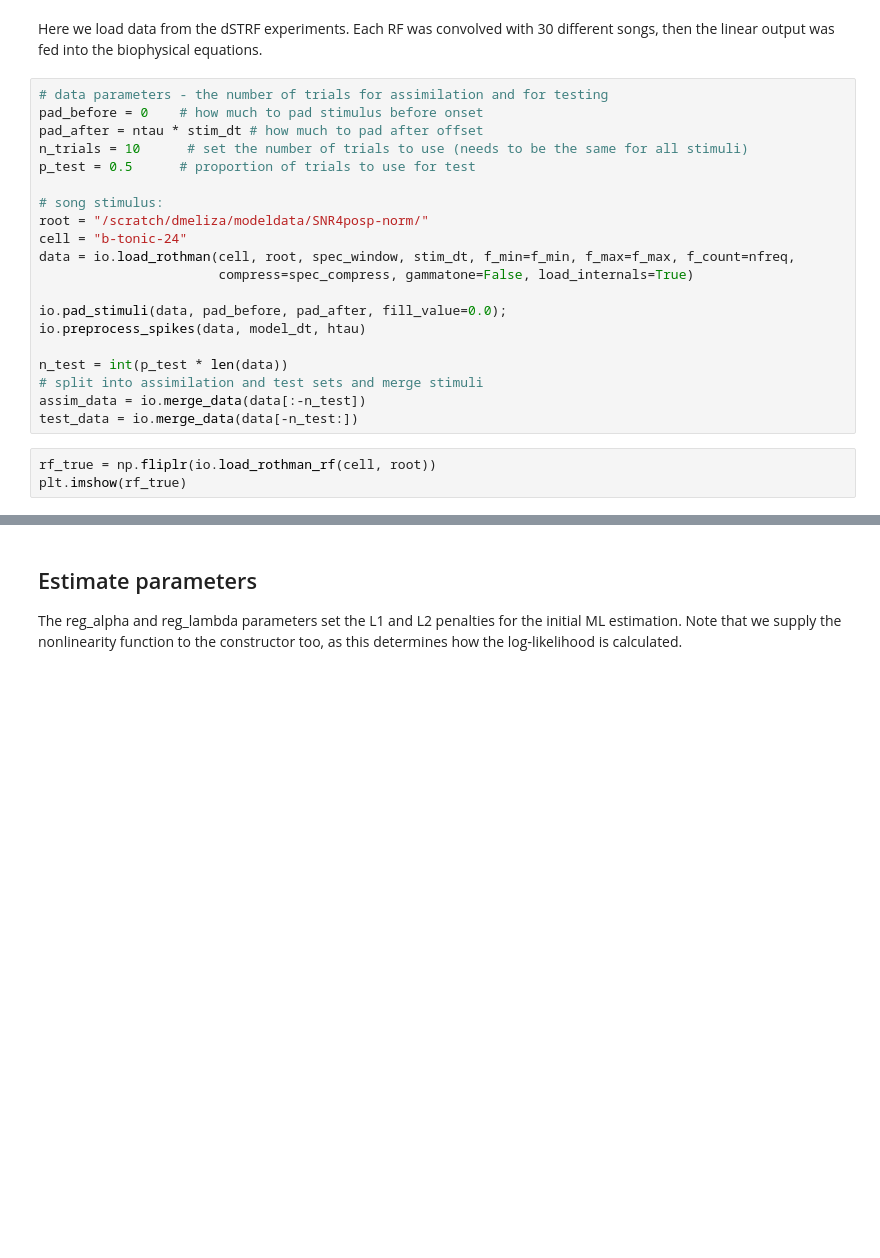
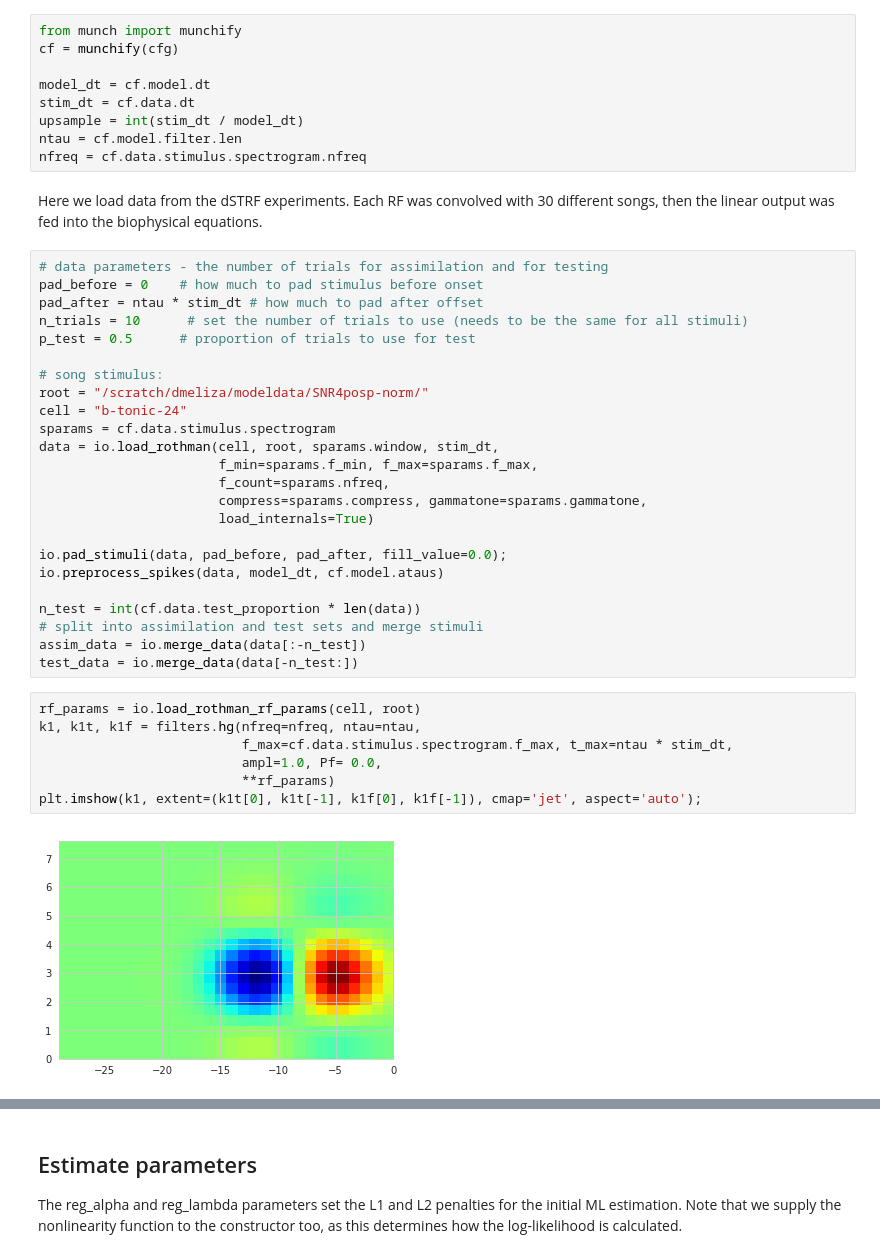
Before and after one commit to melizalab/dstrf, a Jupyter notebook: notebooks/glmat/glmat_2dbi_song_rothman.ipynb, the cells around one changed output, grey strips where cells are left out. Drawn from its saved outputs; the diff is of its cells as text; blank space fills up the shorter version.

Commit message:
work on rothman notebook

```diff
--- a/notebooks/glmat/glmat_2dbi_song_rothman.ipynb
+++ b/notebooks/glmat/glmat_2dbi_song_rothman.ipynb
@@ -51,3 +54,12 @@ nlin = "softplus"
+# %%
+from munch import munchify
+cf = munchify(cfg)
+
+model_dt = cf.model.dt
+stim_dt = cf.data.dt
+upsample = int(stim_dt / model_dt)
+ntau = cf.model.filter.len
+nfreq = cf.data.stimulus.spectrogram.nfreq
 # %% [markdown]
 Here we load data from the dSTRF experiments. Each RF was convolved with 30 different songs, then the linear output was fed into the biophysical equations.
 # %%
@@ -60,16 +72,26 @@ p_test = 0.5      # proportion of trials to use for test
 # song stimulus:
 root = "/scratch/dmeliza/modeldata/SNR4posp-norm/"
 cell = "b-tonic-24"
-data = io.load_rothman(cell, root, spec_window, stim_dt, f_min=f_min, f_max=f_max, f_count=nfreq,
-                       compress=spec_compress, gammatone=False, load_internals=True)
+sparams = cf.data.stimulus.spectrogram
+data = io.load_rothman(cell, root, sparams.window, stim_dt,
+                       f_min=sparams.f_min, f_max=sparams.f_max,
+                       f_count=sparams.nfreq,
+                       compress=sparams.compress, gammatone=sparams.gammatone,
+                       load_internals=True)
 
 io.pad_stimuli(data, pad_before, pad_after, fill_value=0.0);
-io.preprocess_spikes(data, model_dt, htau)
+io.preprocess_spikes(data, model_dt, cf.model.ataus)
 
-n_test = int(p_test * len(data))
+n_test = int(cf.data.test_proportion * len(data))
 # split into assimilation and test sets and merge stimuli
 assim_data = io.merge_data(data[:-n_test])
 test_data = io.merge_data(data[-n_test:])
-# %%
-rf_true = np.fliplr(io.load_rothman_rf(cell, root))
-plt.imshow(rf_true)
+# %%
+rf_params = io.load_rothman_rf_params(cell, root)
+k1, k1t, k1f = filters.hg(nfreq=nfreq, ntau=ntau,
+                          f_max=cf.data.stimulus.spectrogram.f_max, t_max=ntau * stim_dt,
+                          ampl=1.0, Pf= 0.0,
+                          **rf_params)
+plt.imshow(k1, extent=(k1t[0], k1t[-1], k1f[0], k1f[-1]), cmap='jet', aspect='auto');
+# %% [output]
+[figure, added]
```
Also changed, not shown: parts of 15 cells of this notebook, 1 other file.
